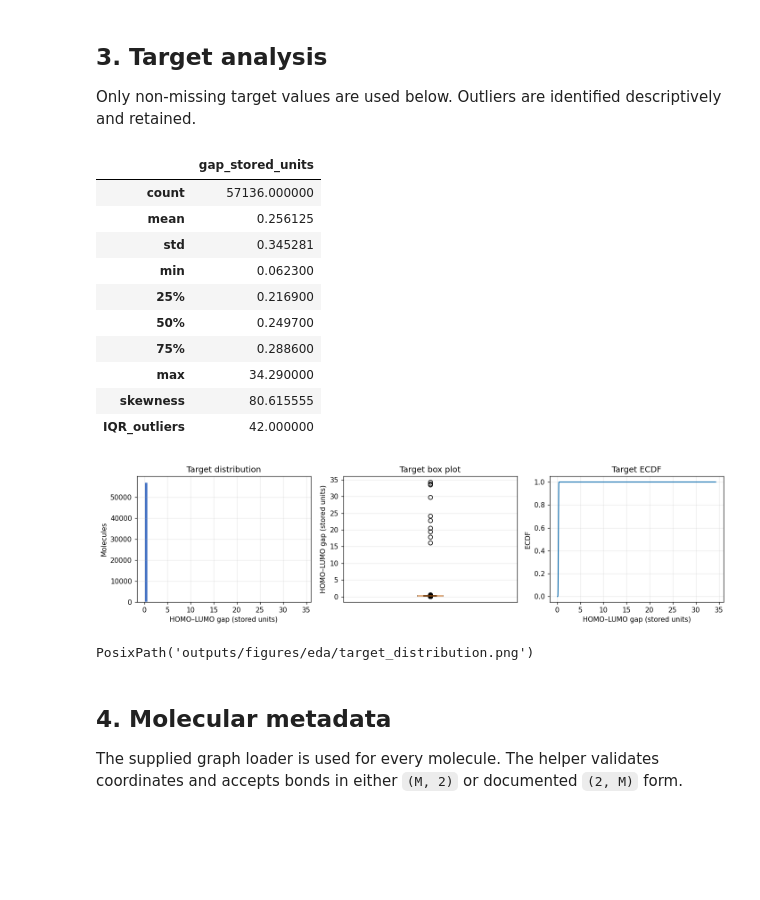
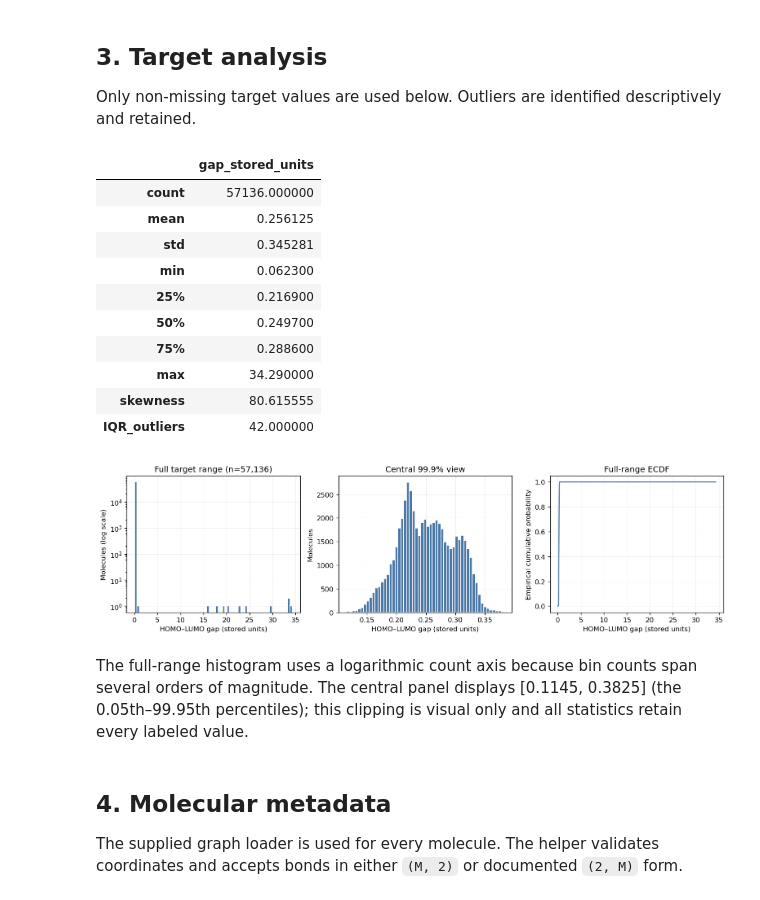
Before and after one commit to leonardodibari/MindTheGap, a Jupyter notebook: notebooks/01_preliminary_data_analysis.ipynb, the cells around one changed output. Cells and saved outputs as stored; diff of their text form; code cells hidden in the pictures; blank space fills up the shorter version.

Commit message:
changed figures

```diff
--- a/notebooks/01_preliminary_data_analysis.ipynb
+++ b/notebooks/01_preliminary_data_analysis.ipynb
@@ -39,8 +39,14 @@ TABLE_DIR = ROOT / "outputs" / "tables"
 FIGURE_DIR.mkdir(parents=True, exist_ok=True)
 TABLE_DIR.mkdir(parents=True, exist_ok=True)
 
+
 plt.style.use("default")
-plt.rcParams.update({"figure.dpi": 110, "axes.grid": True, "grid.alpha": 0.25})
+plt.rcParams.update({
+    "figure.dpi": 120, "savefig.dpi": 180, "font.size": 10,
+    "axes.titlesize": 12, "axes.labelsize": 10, "legend.fontsize": 9,
+    "axes.grid": True, "grid.alpha": 0.20, "grid.linewidth": 0.6,
+})
+MODEL_COLORS = {"LightGBM": "#4C78A8", "SchNet": "#F58518", "Ensemble": "#54A24B"}
 
 def savefig(name):
     path = FIGURE_DIR / f"{name}.png"
@@ -128,36 +134,46 @@ Only non-missing target values are used below. Outliers are identified descripti
 # %%
 gap = df["gap"].dropna()
 q1, q3 = gap.quantile([0.25, 0.75])
 iqr = q3 - q1
 outlier_count = int(((gap < q1 - 1.5 * iqr) | (gap > q3 + 1.5 * iqr)).sum())
 target_summary = gap.describe().to_frame("gap_stored_units")
 target_summary.loc["skewness"] = gap.skew()
 target_summary.loc["IQR_outliers"] = outlier_count
 display(target_summary)
 
-fig, axes = plt.subplots(1, 3, figsize=(13, 3.5))
-axes[0].hist(gap, bins=50, color="#4472C4", edgecolor="white")
-axes[0].set(xlabel="HOMO–LUMO gap (stored units)", ylabel="Molecules", title="Target distribution")
-axes[1].boxplot(gap, vert=True)
-axes[1].set(ylabel="HOMO–LUMO gap (stored units)", xticks=[], title="Target box plot")
+zoom_low, zoom_high = gap.quantile([0.0005, 0.9995])
+fig, axes = plt.subplots(1, 3, figsize=(13, 3.7))
+axes[0].hist(gap, bins=70, color="#4C78A8", edgecolor="white", log=True)
+axes[0].set(xlabel="HOMO–LUMO gap (stored units)", ylabel="Molecules (log scale)",
+            title=f"Full target range (n={len(gap):,})")
+central_gap = gap[gap.between(zoom_low, zoom_high)]
+axes[1].hist(central_gap, bins=55, color="#4C78A8", edgecolor="white")
+axes[1].set(xlabel="HOMO–LUMO gap (stored units)", ylabel="Molecules",
+            title="Central 99.9% view")
 x = np.sort(gap.to_numpy())
-axes[2].plot(x, np.arange(1, len(x) + 1) / len(x))
-axes[2].set(xlabel="HOMO–LUMO gap (stored units)", ylabel="ECDF", title="Target ECDF")
+axes[2].plot(x, np.arange(1, len(x) + 1) / len(x), color="#4C78A8")
+axes[2].set(xlabel="HOMO–LUMO gap (stored units)", ylabel="Empirical cumulative probability",
+            title="Full-range ECDF")
 savefig("target_distribution")
+display(Markdown(
+    f"The full-range histogram uses a logarithmic count axis because bin counts span several "
+    f"orders of magnitude. The central panel displays [{zoom_low:.4g}, {zoom_high:.4g}] "
+    "(the 0.05th–99.95th percentiles); this clipping is visual only and all statistics retain every labeled value."
+))
 # %% [output]
 |  | gap_stored_units |
 | count | 57136.000000 |
 | mean | 0.256125 |
 | std | 0.345281 |
 | min | 0.062300 |
 | 25% | 0.216900 |
 | 50% | 0.249700 |
 | 75% | 0.288600 |
 | max | 34.290000 |
 | skewness | 80.615555 |
 | IQR_outliers | 42.000000 |
-[figure, old version]
+[figure, new version]
-PosixPath('outputs/figures/eda/target_distribution.png')
+The full-range histogram uses a logarithmic count axis because bin counts span several orders of magnitude. The central panel displays [0.1145, 0.3825] (the 0.05th–99.95th percentiles); this clipping is visual only and all statistics retain every labeled value.
 # %% [markdown]
 ## 4. Molecular metadata
 
```
Also changed, not shown: parts of 4 cells of this notebook, 22 other files.
